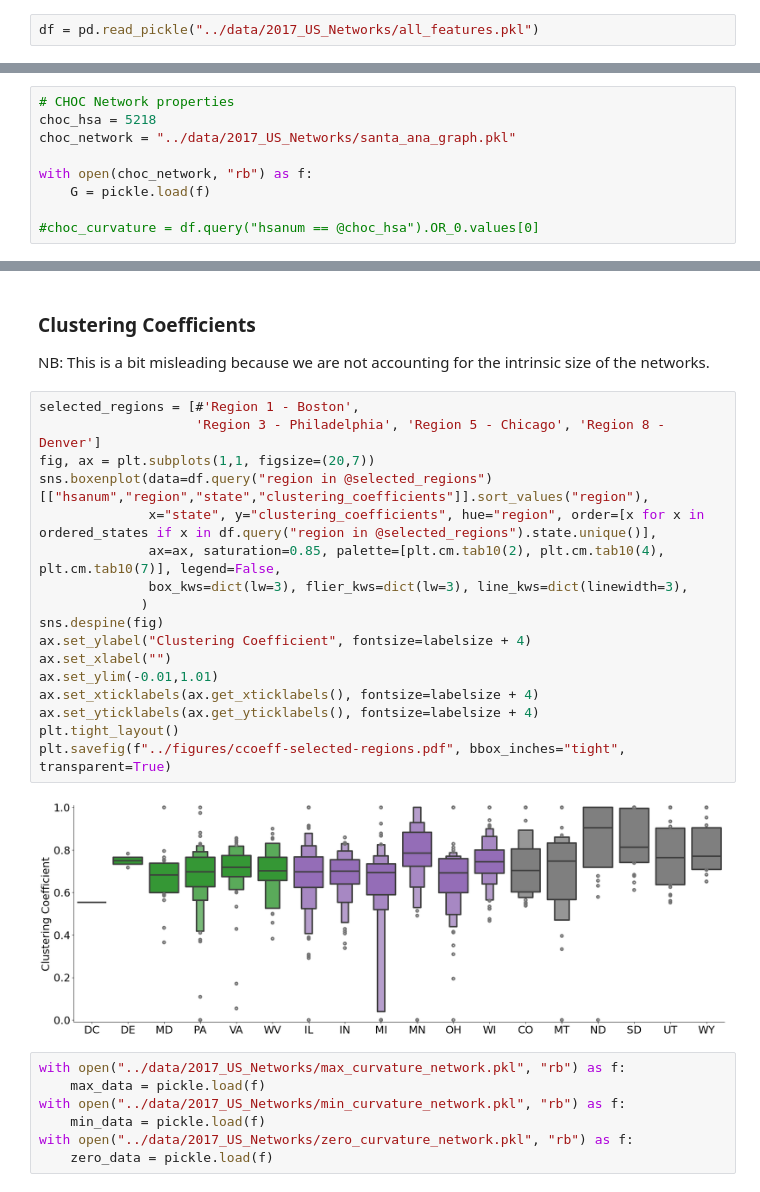
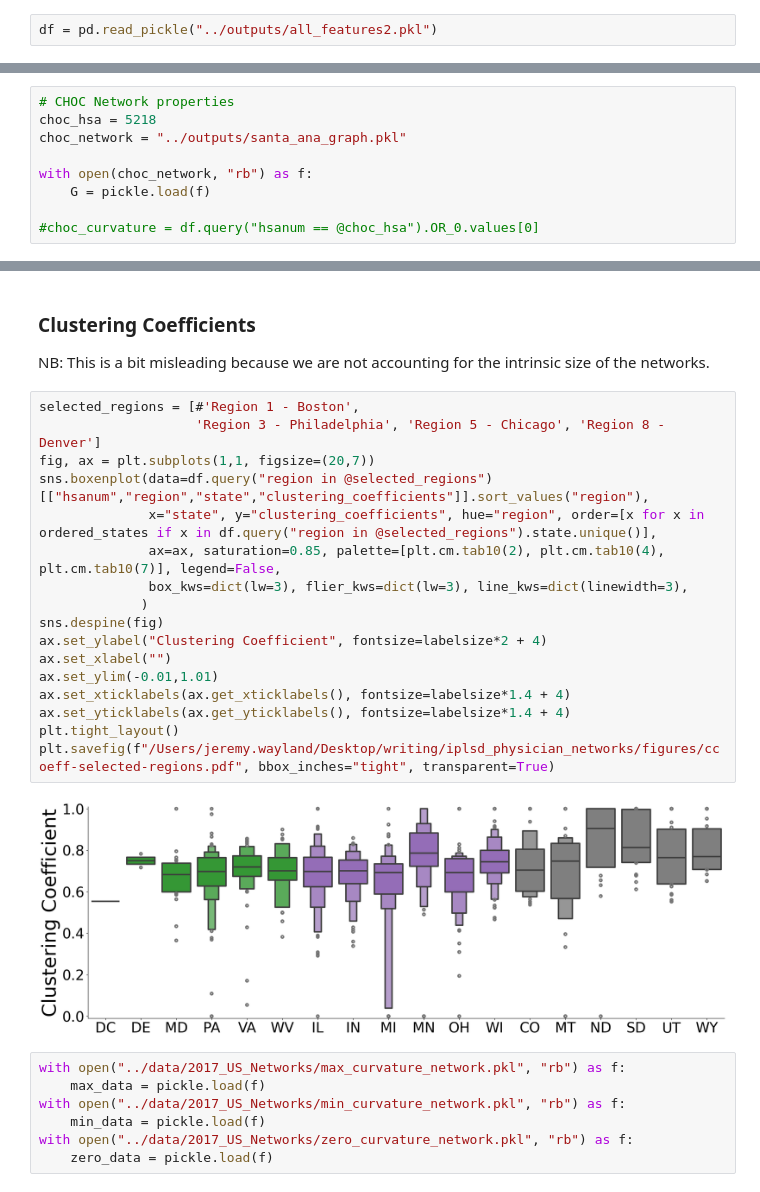
Before and after one commit to aidos-lab/apparent, a Jupyter notebook: notebooks/visualization.ipynb, the cells around one changed output, grey strips where cells are left out. Cells and saved outputs as stored; diff of their text form.

```diff
--- a/notebooks/visualization.ipynb
+++ b/notebooks/visualization.ipynb
@@ -10,2 +12,2 @@ import pickle
 # %%
-df = pd.read_pickle("../data/2017_US_Networks/all_features.pkl")
+df = pd.read_pickle("../outputs/all_features2.pkl")
@@ -180,7 +192,7 @@ columns_dict
 # %%
 # CHOC Network properties
 choc_hsa = 5218
-choc_network = "../data/2017_US_Networks/santa_ana_graph.pkl"
+choc_network = "../outputs/santa_ana_graph.pkl"
 
 with open(choc_network, "rb") as f:
     G = pickle.load(f)
@@ -381,22 +397,22 @@ NB: This is a bit misleading because we are not accounting for the intrinsic siz
 # %%
 selected_regions = [#'Region 1 - Boston',
                     'Region 3 - Philadelphia', 'Region 5 - Chicago', 'Region 8 - Denver']
 fig, ax = plt.subplots(1,1, figsize=(20,7))
 sns.boxenplot(data=df.query("region in @selected_regions")[["hsanum","region","state","clustering_coefficients"]].sort_values("region"),
               x="state", y="clustering_coefficients", hue="region", order=[x for x in ordered_states if x in df.query("region in @selected_regions").state.unique()],
               ax=ax, saturation=0.85, palette=[plt.cm.tab10(2), plt.cm.tab10(4), plt.cm.tab10(7)], legend=False,
               box_kws=dict(lw=3), flier_kws=dict(lw=3), line_kws=dict(linewidth=3),
              )
 sns.despine(fig)
-ax.set_ylabel("Clustering Coefficient", fontsize=labelsize + 4)
+ax.set_ylabel("Clustering Coefficient", fontsize=labelsize*2 + 4)
 ax.set_xlabel("")
 ax.set_ylim(-0.01,1.01)
-ax.set_xticklabels(ax.get_xticklabels(), fontsize=labelsize + 4)
-ax.set_yticklabels(ax.get_yticklabels(), fontsize=labelsize + 4)
+ax.set_xticklabels(ax.get_xticklabels(), fontsize=labelsize*1.4 + 4)
+ax.set_yticklabels(ax.get_yticklabels(), fontsize=labelsize*1.4 + 4)
 plt.tight_layout()
-plt.savefig(f"../figures/ccoeff-selected-regions.pdf", bbox_inches="tight", transparent=True)
+plt.savefig(f"/Users/jeremy.wayland/Desktop/writing/iplsd_physician_networks/figures/ccoeff-selected-regions.pdf", bbox_inches="tight", transparent=True)
 # %% [output]
-[figure, old version]
+[figure, new version]
 # %%
 with open("../data/2017_US_Networks/max_curvature_network.pkl", "rb") as f:
     max_data = pickle.load(f)
```
Also changed, not shown: parts of 32 cells of this notebook, 23 other files.
